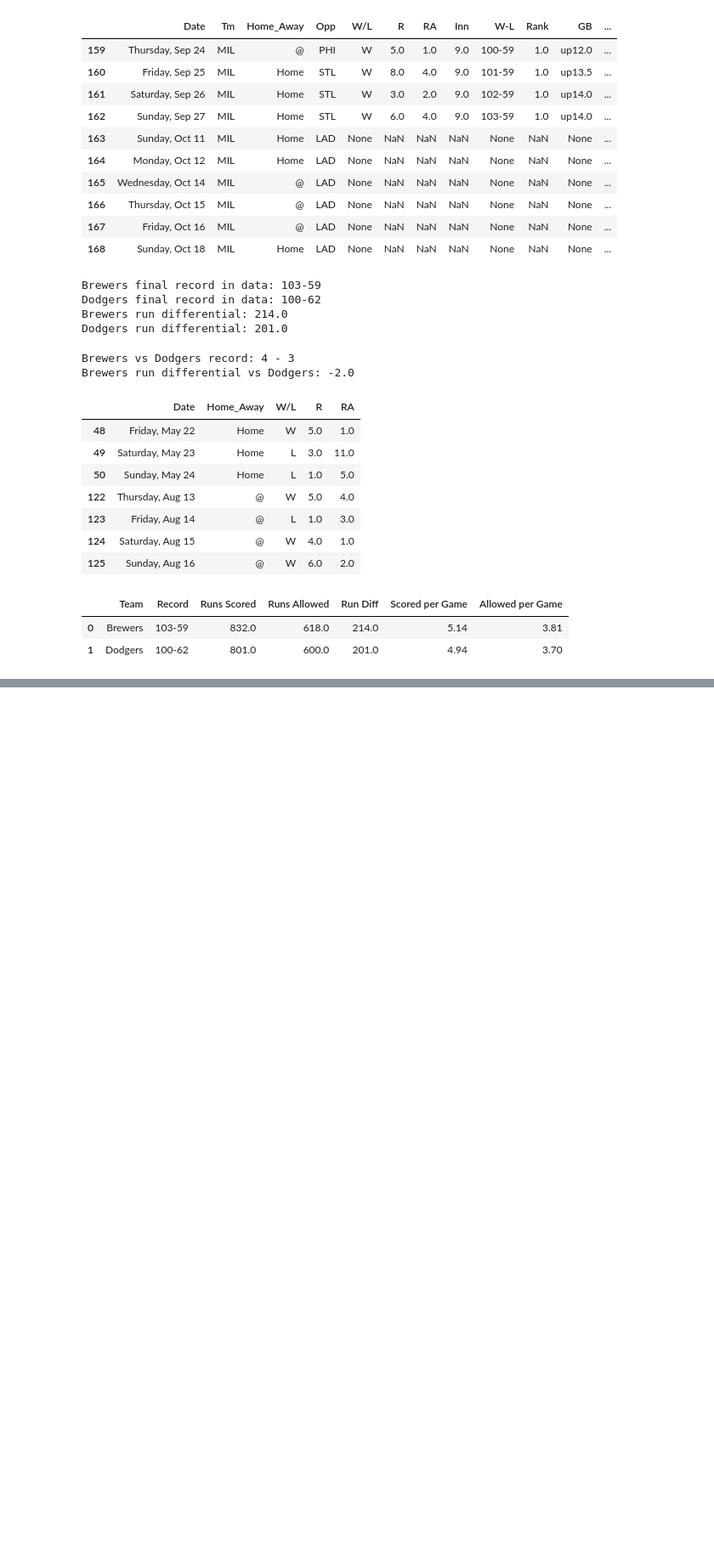
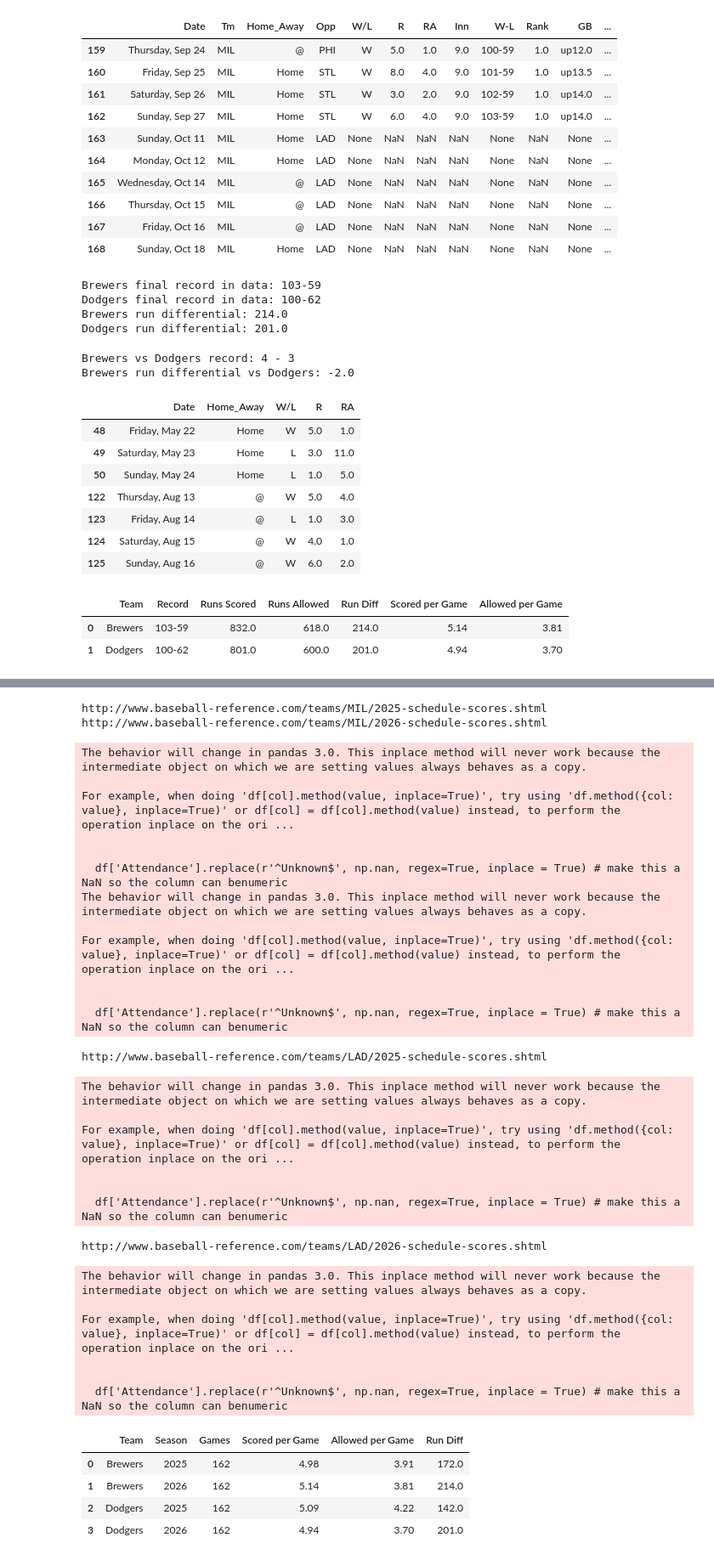
Before and after one commit to izzypitre/nlcs-2026-preview, a Jupyter notebook: nlcs_analysis.ipynb, the cells around one changed output, grey strips where cells are left out. Shown at 85% size. Saved outputs shown, nothing was run; the diff lists cells and outputs as text; code cells hidden in the pictures; blank space fills up the shorter version.

```diff
--- a/nlcs_analysis.ipynb
+++ b/nlcs_analysis.ipynb
@@ -191,0 +344,70 @@ Brewers run differential vs Dodgers: -2.0
+# %%
+# A reusable "recipe" that summarizes one team's regular season.
+# missing_game lets us add a verified game the data source left out,
+# written as (runs scored, runs allowed).
+def season_summary(team_code, year, team_name, missing_game=None):
+    games = schedule_and_record(year, team_code)
+    regular = games[games["R"].notna()].iloc[:162]
+    runs_scored = regular["R"].sum()
+    runs_allowed = regular["RA"].sum()
+    games_played = len(regular)
+
+    if missing_game is not None:
+        runs_scored += missing_game[0]
+        runs_allowed += missing_game[1]
+        games_played += 1
+
+    return {
+        "Team": team_name,
+        "Season": year,
+        "Games": games_played,
+        "Scored per Game": round(runs_scored / games_played, 2),
+        "Allowed per Game": round(runs_allowed / games_played, 2),
+        "Run Diff": runs_scored - runs_allowed,
+    }
+
+# 2025 data from pybaseball is missing each team's Sep 28, 2025 finale.
+# Verified scores: Brewers 4, Reds 2 (Baseball Reference box score)
+#                  Dodgers 6, Mariners 1 (AP game recap)
+comparison = pd.DataFrame([
+    season_summary("MIL", 2025, "Brewers", missing_game=(4, 2)),
+    season_summary("MIL", 2026, "Brewers"),
+    season_summary("LAD", 2025, "Dodgers", missing_game=(6, 1)),
+    season_summary("LAD", 2026, "Dodgers"),
+])
+
+comparison
+# %% [output]
+http://www.baseball-reference.com/teams/MIL/2025-schedule-scores.shtml
+http://www.baseball-reference.com/teams/MIL/2026-schedule-scores.shtml
+The behavior will change in pandas 3.0. This inplace method will never work because the intermediate object on which we are setting values always behaves as a copy.
+
+For example, when doing 'df[col].method(value, inplace=True)', try using 'df.method({col: value}, inplace=True)' or df[col] = df[col].method(value) instead, to perform the operation inplace on the ori ...
+
+
+  df['Attendance'].replace(r'^Unknown$', np.nan, regex=True, inplace = True) # make this a NaN so the column can benumeric
+The behavior will change in pandas 3.0. This inplace method will never work because the intermediate object on which we are setting values always behaves as a copy.
+
+For example, when doing 'df[col].method(value, inplace=True)', try using 'df.method({col: value}, inplace=True)' or df[col] = df[col].method(value) instead, to perform the operation inplace on the ori ...
+
+
+  df['Attendance'].replace(r'^Unknown$', np.nan, regex=True, inplace = True) # make this a NaN so the column can benumeric
+http://www.baseball-reference.com/teams/LAD/2025-schedule-scores.shtml
+The behavior will change in pandas 3.0. This inplace method will never work because the intermediate object on which we are setting values always behaves as a copy.
+
+For example, when doing 'df[col].method(value, inplace=True)', try using 'df.method({col: value}, inplace=True)' or df[col] = df[col].method(value) instead, to perform the operation inplace on the ori ...
+
+
+  df['Attendance'].replace(r'^Unknown$', np.nan, regex=True, inplace = True) # make this a NaN so the column can benumeric
+http://www.baseball-reference.com/teams/LAD/2026-schedule-scores.shtml
+The behavior will change in pandas 3.0. This inplace method will never work because the intermediate object on which we are setting values always behaves as a copy.
+
+For example, when doing 'df[col].method(value, inplace=True)', try using 'df.method({col: value}, inplace=True)' or df[col] = df[col].method(value) instead, to perform the operation inplace on the ori ...
+
+
+  df['Attendance'].replace(r'^Unknown$', np.nan, regex=True, inplace = True) # make this a NaN so the column can benumeric
+|  | Team | Season | Games | Scored per Game | Allowed per Game | Run Diff |
+| 0 | Brewers | 2025 | 162 | 4.98 | 3.91 | 172.0 |
+| 1 | Brewers | 2026 | 162 | 5.14 | 3.81 | 214.0 |
+| 2 | Dodgers | 2025 | 162 | 5.09 | 4.22 | 142.0 |
+| 3 | Dodgers | 2026 | 162 | 4.94 | 3.70 | 201.0 |
```
Also changed, not shown: parts of 3 cells of this notebook.
